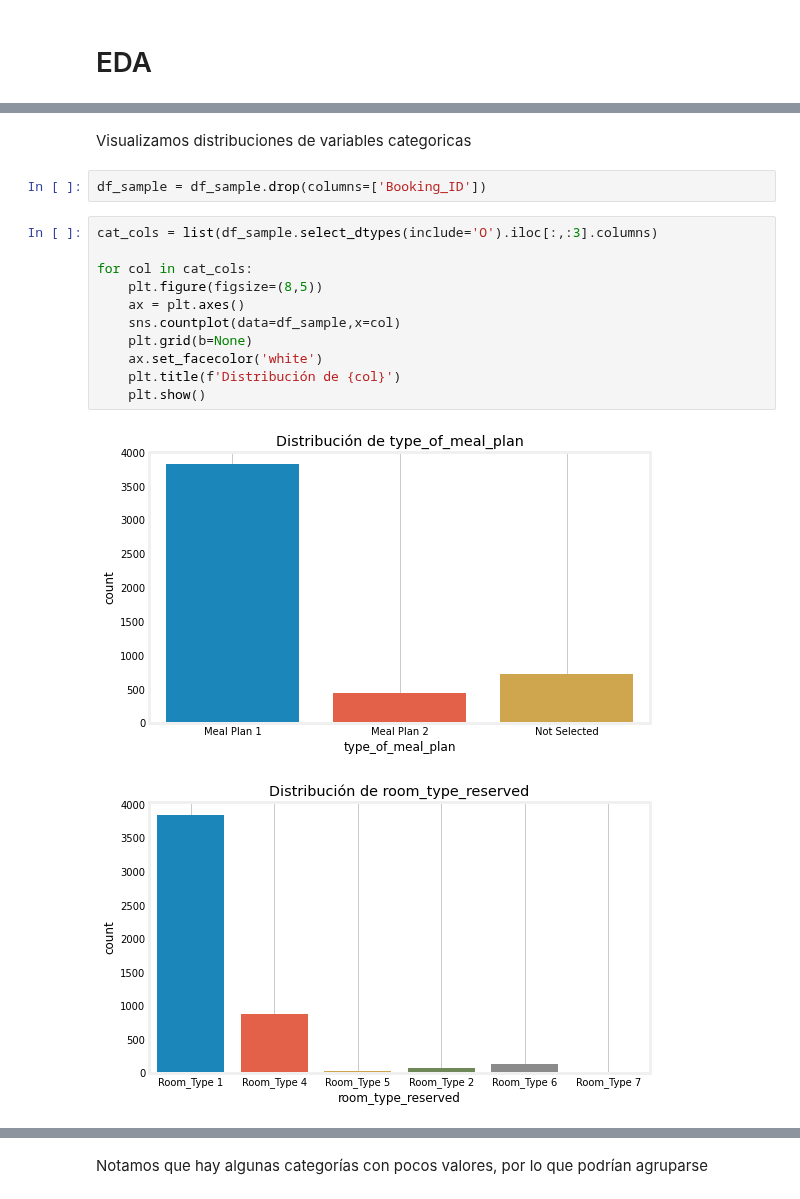
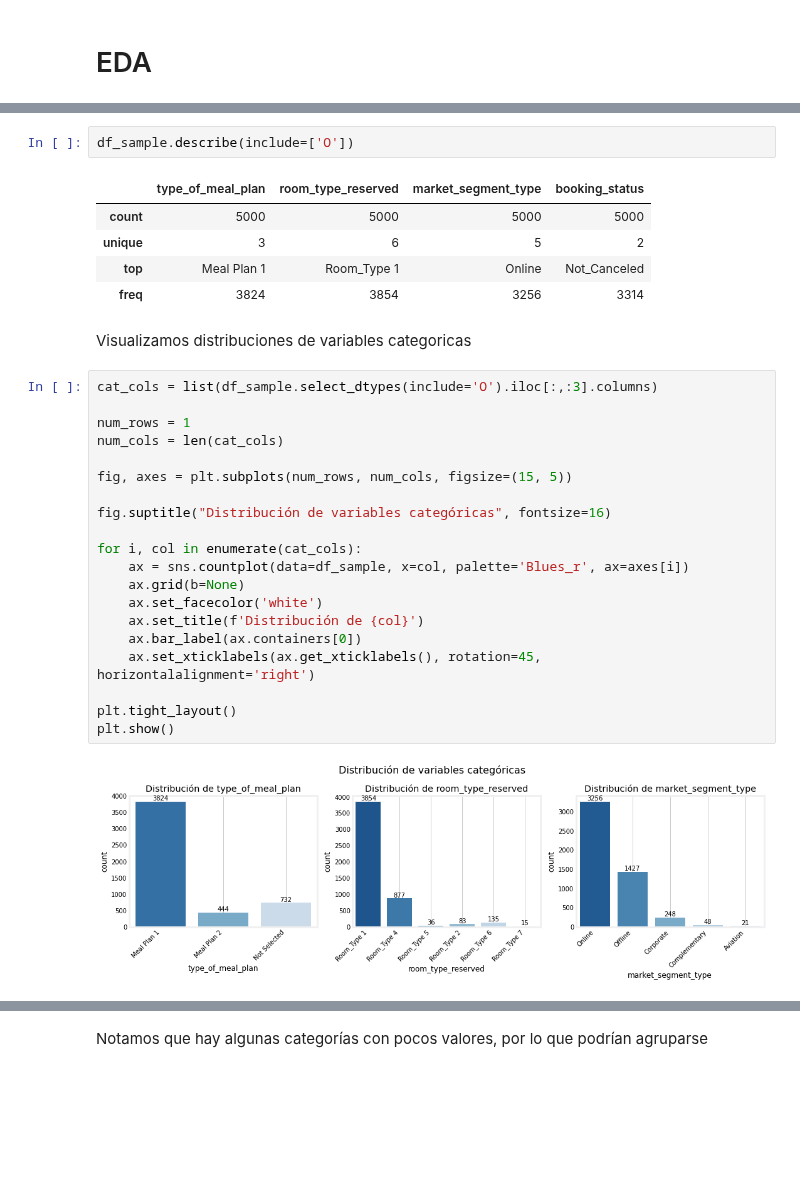
Before and after one commit to DenisTros/Hotel_Reservations, a Jupyter notebook: notebooks/Tarea.ipynb, the cells around one changed output, grey strips where cells are left out. Cells and saved outputs as stored; diff of their text form; blank space fills up the shorter version.

```diff
--- a/notebooks/Tarea.ipynb
+++ b/notebooks/Tarea.ipynb
@@ -169,18 +167,32 @@ plt.show()
+# %%
+df_sample.describe(include=['O'])
+# %% [output]
+|  | type_of_meal_plan | room_type_reserved | market_segment_type | booking_status |
+| count | 5000 | 5000 | 5000 | 5000 |
+| unique | 3 | 6 | 5 | 2 |
+| top | Meal Plan 1 | Room_Type 1 | Online | Not_Canceled |
+| freq | 3824 | 3854 | 3256 | 3314 |
 # %% [markdown]
 Visualizamos distribuciones de variables categoricas
-# %%
-df_sample = df_sample.drop(columns=['Booking_ID'])
 # %%
 cat_cols = list(df_sample.select_dtypes(include='O').iloc[:,:3].columns)
 
-for col in cat_cols:
-    plt.figure(figsize=(8,5))
-    ax = plt.axes()
-    sns.countplot(data=df_sample,x=col)
-    plt.grid(b=None)
+num_rows = 1
+num_cols = len(cat_cols)
+
+fig, axes = plt.subplots(num_rows, num_cols, figsize=(15, 5))
+
+fig.suptitle("Distribución de variables categóricas", fontsize=16)
+
+for i, col in enumerate(cat_cols):
+    ax = sns.countplot(data=df_sample, x=col, palette='Blues_r', ax=axes[i])
+    ax.grid(b=None)
     ax.set_facecolor('white')
-    plt.title(f'Distribución de {col}')
-    plt.show()
+    ax.set_title(f'Distribución de {col}')
+    ax.bar_label(ax.containers[0])
+    ax.set_xticklabels(ax.get_xticklabels(), rotation=45, horizontalalignment='right')
+
+plt.tight_layout()
+plt.show()
 # %% [output]
-[figure, old version]
+[figure, new version]
-[figure, removed]
```
Also changed, not shown: parts of 30 cells of this notebook, 2 other files.
